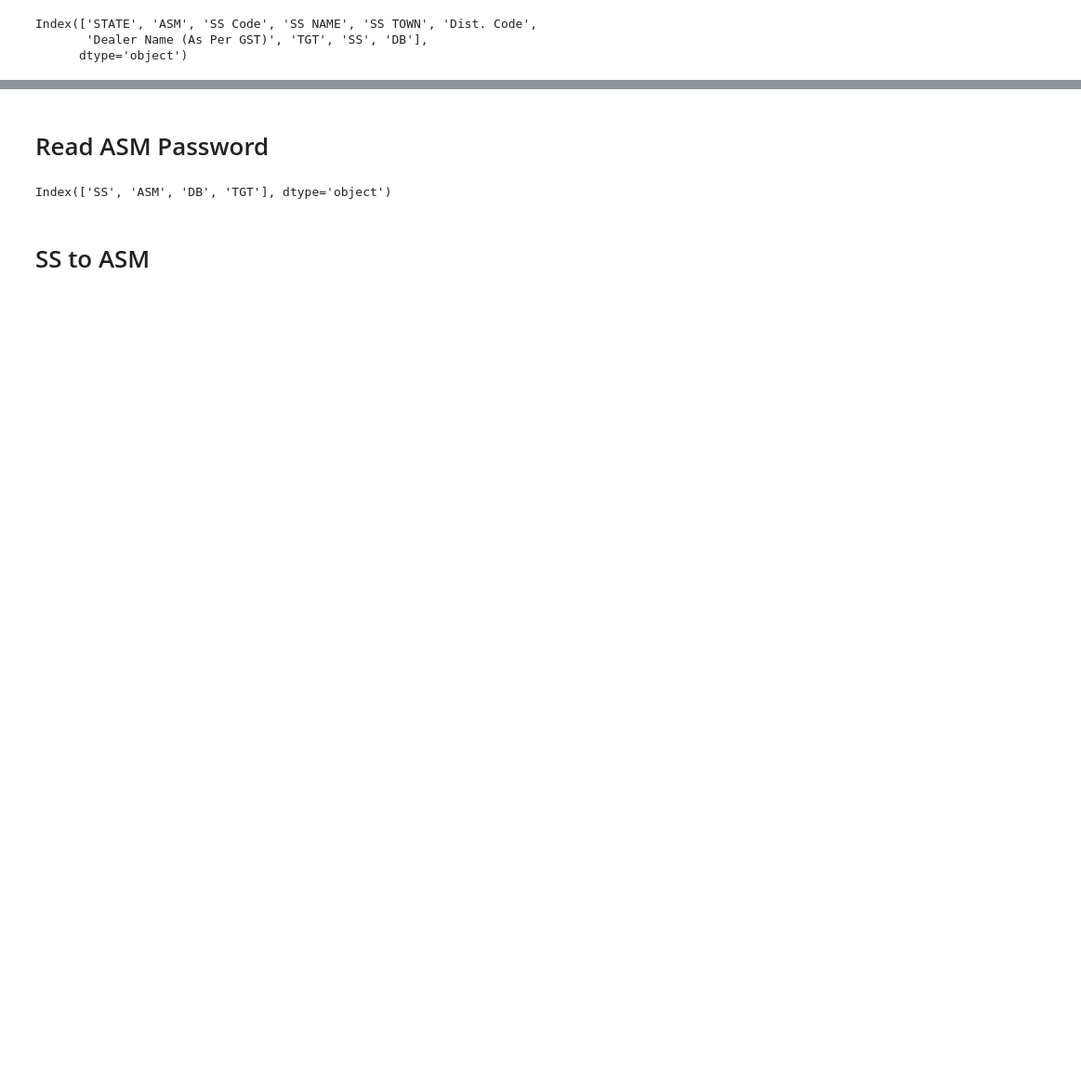
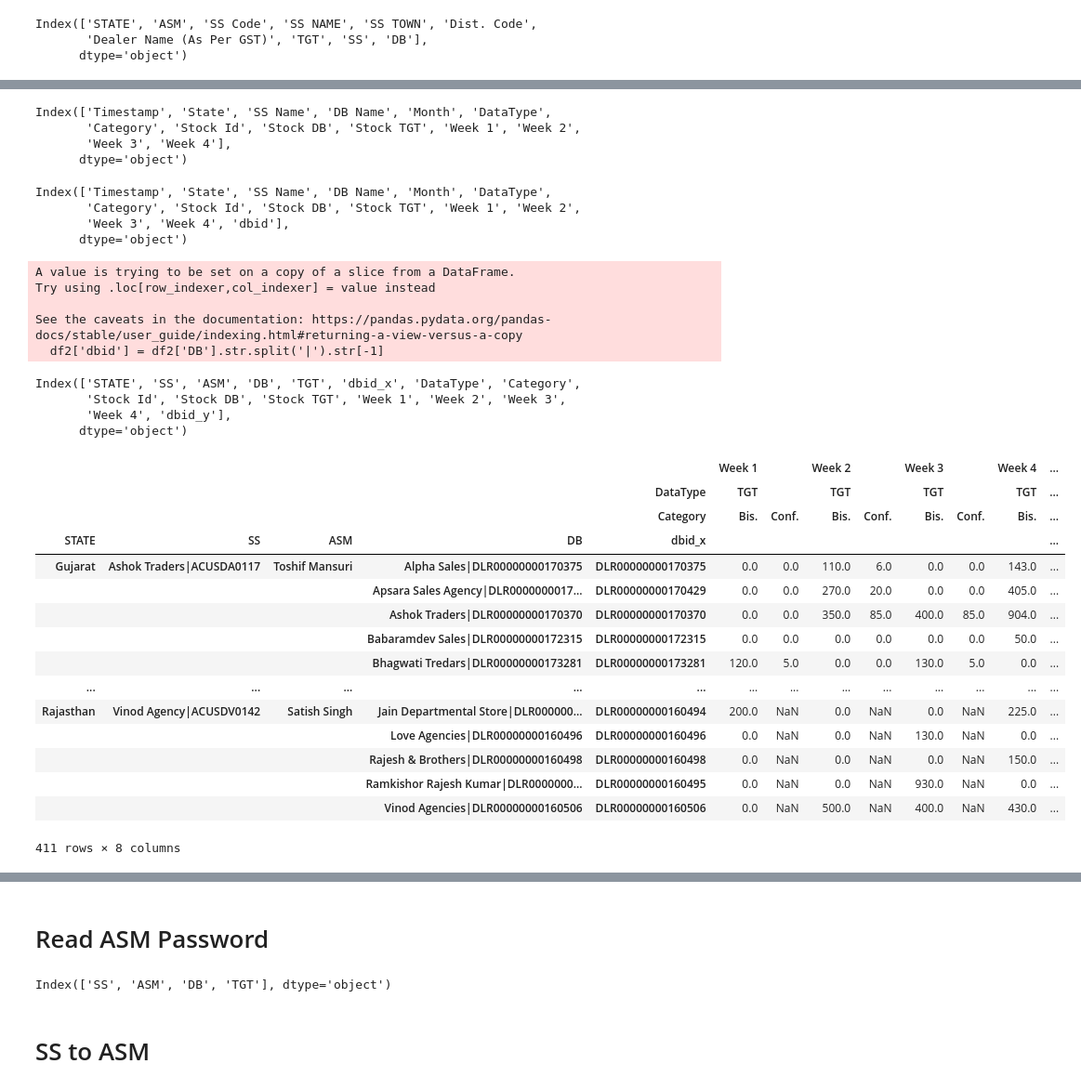
Before and after one commit to Subhash511/Priya_Gold_ASM_Tracker, a Jupyter notebook: test.ipynb, the cells around one changed output, grey strips where cells are left out. Shown at 93% size. Drawn from its saved outputs; the diff is of its cells as text; code cells hidden in the pictures; blank space fills up the shorter version.

```diff
--- a/test.ipynb
+++ b/test.ipynb
@@ -65,0 +76,64 @@ df1 = df[col2]
+# %%
+sheet.columns
+# %% [output]
+Index(['Timestamp', 'State', 'SS Name', 'DB Name', 'Month', 'DataType',
+       'Category', 'Stock Id', 'Stock DB', 'Stock TGT', 'Week 1', 'Week 2',
+       'Week 3', 'Week 4'],
+      dtype='object')
+# %%
+sheet['dbid'] = sheet['Stock DB'].str.split('|').str[-1]
+# %%
+sheet.columns
+# %% [output]
+Index(['Timestamp', 'State', 'SS Name', 'DB Name', 'Month', 'DataType',
+       'Category', 'Stock Id', 'Stock DB', 'Stock TGT', 'Week 1', 'Week 2',
+       'Week 3', 'Week 4', 'dbid'],
+      dtype='object')
+# %%
+sheet1 = sheet[['DataType',
+       'Category', 'Stock Id', 'Stock DB', 'Stock TGT', 'Week 1', 'Week 2',
+       'Week 3', 'Week 4', 'dbid']]
+# %%
+df1 = df[col2]
+df2 = df1
+df2['dbid'] = df2['DB'].str.split('|').str[-1]
+# %% [output]
+A value is trying to be set on a copy of a slice from a DataFrame.
+Try using .loc[row_indexer,col_indexer] = value instead
+
+See the caveats in the documentation: https://pandas.pydata.org/pandas-docs/stable/user_guide/indexing.html#returning-a-view-versus-a-copy
+  df2['dbid'] = df2['DB'].str.split('|').str[-1]
+# %%
+merge = pd.merge(df2, sheet1,how='left',left_on='DB',right_on='Stock DB')
+# %%
+merge.columns
+# %% [output]
+Index(['STATE', 'SS', 'ASM', 'DB', 'TGT', 'dbid_x', 'DataType', 'Category',
+       'Stock Id', 'Stock DB', 'Stock TGT', 'Week 1', 'Week 2', 'Week 3',
+       'Week 4', 'dbid_y'],
+      dtype='object')
+# %%
+pvt = pd.pivot_table(data=merge,index=['STATE', 'SS', 'ASM', 'DB','dbid_x'],columns=['DataType','Category'],aggfunc={
+    'Week 1':'sum',
+    'Week 2':'sum',
+    'Week 3':'sum',
+    'Week 4':'sum',
+})
+pvt
+# %% [output]
+|  |  |  |  |  | Week 1 |  | Week 2 |  | Week 3 |  | Week 4 | ... |
+|  |  |  |  | DataType | TGT |  | TGT |  | TGT |  | TGT | ... |
+|  |  |  |  | Category | Bis. | Conf. | Bis. | Conf. | Bis. | Conf. | Bis. | ... |
+| STATE | SS | ASM | DB | dbid_x |  |  |  |  |  |  |  | ... |
+| Gujarat | Ashok Traders|ACUSDA0117 | Toshif Mansuri | Alpha Sales|DLR00000000170375 | DLR00000000170375 | 0.0 | 0.0 | 110.0 | 6.0 | 0.0 | 0.0 | 143.0 | ... |
+|  |  |  | Apsara Sales Agency|DLR0000000017... | DLR00000000170429 | 0.0 | 0.0 | 270.0 | 20.0 | 0.0 | 0.0 | 405.0 | ... |
+|  |  |  | Ashok Traders|DLR00000000170370 | DLR00000000170370 | 0.0 | 0.0 | 350.0 | 85.0 | 400.0 | 85.0 | 904.0 | ... |
+|  |  |  | Babaramdev Sales|DLR00000000172315 | DLR00000000172315 | 0.0 | 0.0 | 0.0 | 0.0 | 0.0 | 0.0 | 50.0 | ... |
+|  |  |  | Bhagwati Tredars|DLR00000000173281 | DLR00000000173281 | 120.0 | 5.0 | 0.0 | 0.0 | 130.0 | 5.0 | 0.0 | ... |
+| ... | ... | ... | ... | ... | ... | ... | ... | ... | ... | ... | ... | ... |
+| Rajasthan | Vinod Agency|ACUSDV0142 | Satish Singh | Jain Departmental Store|DLR000000... | DLR00000000160494 | 200.0 | NaN | 0.0 | NaN | 0.0 | NaN | 225.0 | ... |
+|  |  |  | Love Agencies|DLR00000000160496 | DLR00000000160496 | 0.0 | NaN | 0.0 | NaN | 130.0 | NaN | 0.0 | ... |
+|  |  |  | Rajesh & Brothers|DLR00000000160498 | DLR00000000160498 | 0.0 | NaN | 0.0 | NaN | 0.0 | NaN | 150.0 | ... |
+|  |  |  | Ramkishor Rajesh Kumar|DLR0000000... | DLR00000000160495 | 0.0 | NaN | 0.0 | NaN | 930.0 | NaN | 0.0 | ... |
+|  |  |  | Vinod Agencies|DLR00000000160506 | DLR00000000160506 | 0.0 | NaN | 500.0 | NaN | 400.0 | NaN | 430.0 | ... |
+411 rows × 8 columns
```
Also changed, not shown: parts of 9 cells of this notebook, 6 other files.
